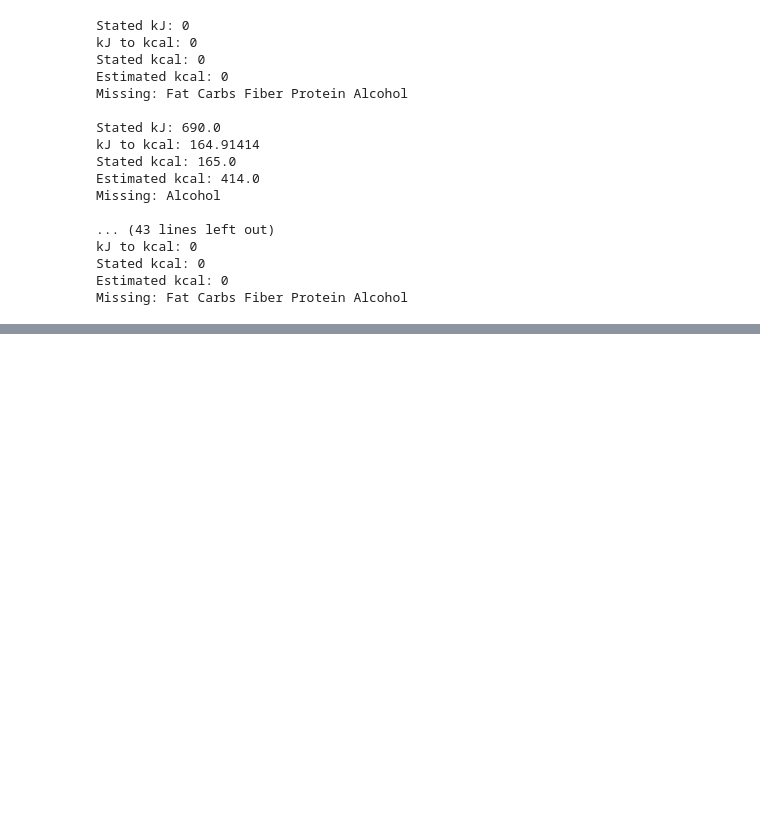
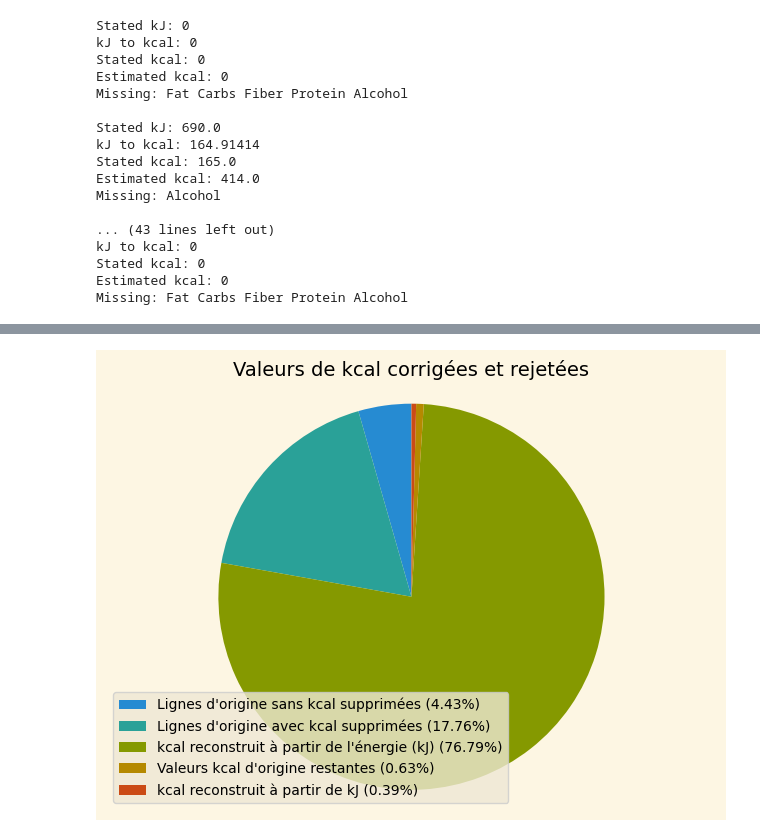
Before and after one commit to gabrielhermel/OC_DS_P3, a Jupyter notebook: Hermel_Gabriel_1_notebook_nettoyage_092022.ipynb, the cells around one changed output, grey strips where cells are left out. Saved outputs shown, nothing was run; the diff lists cells and outputs as text; code cells hidden in the pictures; blank space fills up the shorter version.

```diff
--- a/Hermel_Gabriel_1_notebook_nettoyage_092022.ipynb
+++ b/Hermel_Gabriel_1_notebook_nettoyage_092022.ipynb
@@ -136,0 +311,19 @@ products_df.drop('glycemic-index_100g', axis=1, inplace=True)
+# %%
+kcal_from_ener = kcal_vals['kcal_from_ener']
+remain_orig_kcal = kcal_vals['remain_orig_kcal']
+kcal_from_kj = kcal_vals['kcal_from_kj']
+orig_kcal_dropped = kcal_vals['orig_kcal'] - (kcal_from_ener + remain_orig_kcal + kcal_from_kj)
+orig_row_wo_kcal_dropped = kcal_vals['orig_total_rows'] - kcal_vals['orig_kcal']
+patches, texts = plt.pie([orig_row_wo_kcal_dropped, orig_kcal_dropped, kcal_from_ener, remain_orig_kcal, kcal_from_kj], startangle=90)
+plt.legend(patches, [f"Lignes d'origine sans kcal supprimées ({round(orig_row_wo_kcal_dropped / kcal_vals['orig_total_rows'] * 100, 2)}%)",
+                     f"Lignes d'origine avec kcal supprimées ({round(orig_kcal_dropped / kcal_vals['orig_total_rows'] * 100, 2)}%)",
+                     f"kcal reconstruit à partir de l'énergie (kJ) ({round(kcal_from_ener / kcal_vals['orig_total_rows'] * 100, 2)}%)",
+                     f"Valeurs kcal d'origine restantes ({round(remain_orig_kcal / kcal_vals['orig_total_rows'] * 100, 2)}%)",
+                     f"kcal reconstruit à partir de kJ ({round(kcal_from_kj / kcal_vals['orig_total_rows'] * 100, 2)}%)"],
+                     loc="best")
+plt.title("Valeurs de kcal corrigées et rejetées", fontsize=14)
+plt.axis('equal')
+plt.tight_layout()
+plt.show()
+# %% [output]
+[figure, added]
```
Also changed, not shown: parts of 16 cells of this notebook.
